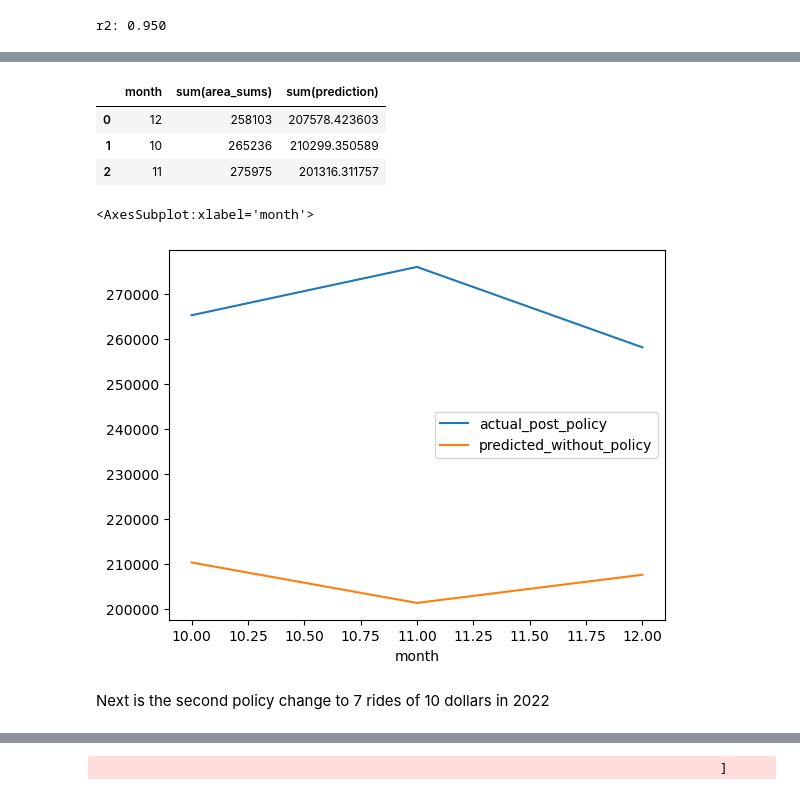
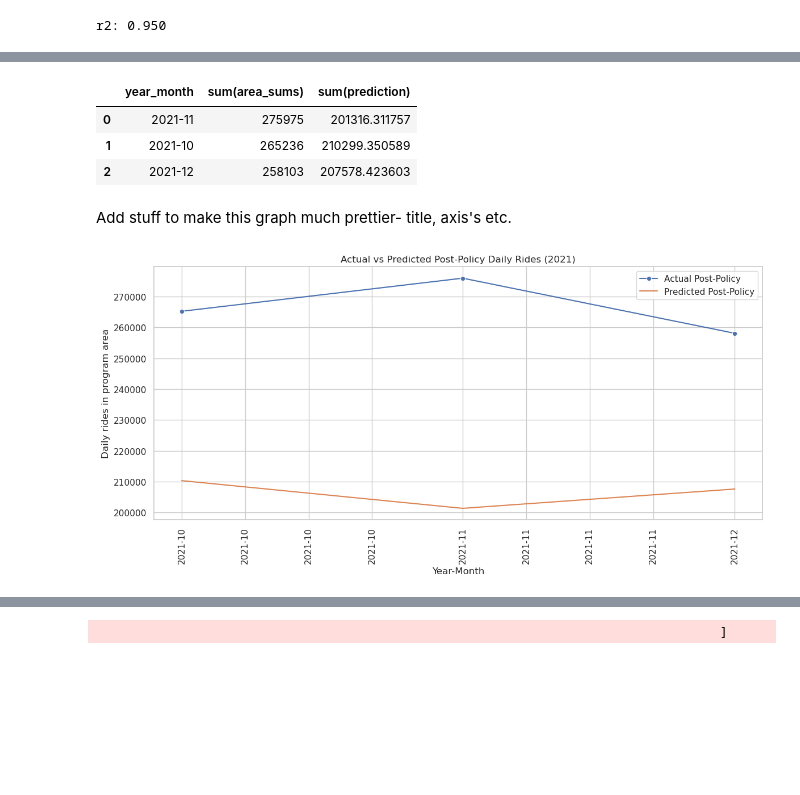
Before and after one commit to hvpachisia/uchicago-lyft-rideshare, a Jupyter notebook: supervised_ml.ipynb, the cells around one changed output, grey strips where cells are left out. Saved outputs shown, nothing was run; the diff lists cells and outputs as text; code cells hidden in the pictures; blank space fills up the shorter version.

```diff
--- a/supervised_ml.ipynb
+++ b/supervised_ml.ipynb
@@ -477,23 +604,36 @@ only showing top 2 rows
 # %%
-# now group by month and sum counts and plot
-monthly_real = df_real.groupBy('month').sum('area_sums')
-monthly_first_preds = df_first_predictions.groupby('month').sum('prediction')
+monthly_real = df_real.withColumn("year_month", F.concat_ws("-", df_real.year, df_real.month))
+df_first_predictions = df_first_predictions.withColumn("year_month", F.concat_ws("-", df_first_predictions.year, df_first_predictions.month))
+
+#monthly_real.select('year_month').distinct().show(30)
+monthly_real = monthly_real.groupBy('year_month').sum('area_sums')
+monthly_first_preds = df_first_predictions.groupby('year_month').sum('prediction')
 # %%
 monthly_real_pd = monthly_real.toPandas()
 monthly_first_preds_pd = monthly_first_preds.toPandas()
-combined_df = monthly_real_pd.merge(monthly_first_preds_pd, left_on='month', right_on='month', how='inner')
+combined_df = monthly_real_pd.merge(monthly_first_preds_pd, left_on='year_month', right_on='year_month', how='inner')
 combined_df
 # %% [output]
-|  | month | sum(area_sums) | sum(prediction) |
-| 0 | 12 | 258103 | 207578.423603 |
-| 1 | 10 | 265236 | 210299.350589 |
-| 2 | 11 | 275975 | 201316.311757 |
+|  | year_month | sum(area_sums) | sum(prediction) |
+| 0 | 2021-11 | 275975 | 201316.311757 |
+| 1 | 2021-10 | 265236 | 210299.350589 |
+| 2 | 2021-12 | 258103 | 207578.423603 |
+# %% [markdown]
+Add stuff to make this graph much prettier- title, axis's etc.
 # %%
-combined_df.columns = ['month','actual_post_policy','predicted_without_policy']
-combined_df = combined_df.sort_values(by=['month']).set_index('month')
-combined_df.plot(kind='line')
+combined_df['year_month'] = pd.to_datetime(combined_df['year_month'], format='%Y-%m')
+
+# Plot for 2021
+plt.figure(figsize=(12, 6))
+sns.lineplot(x='year_month', y='sum(area_sums)', data=combined_df, marker='o', label='Actual Post-Policy')
+sns.lineplot(x='year_month', y='sum(prediction)', data=combined_df, dashes=True, label='Predicted Post-Policy')
+plt.title('Actual vs Predicted Post-Policy Daily Rides (2021)')
+plt.xlabel('Year-Month')
+plt.ylabel('Daily rides in program area')
+plt.gca().xaxis.set_major_formatter(mdates.DateFormatter('%Y-%m'))
+plt.xticks(rotation=90)
+plt.legend()
+plt.tight_layout()
+plt.show()
 # %% [output]
-<AxesSubplot:xlabel='month'>
-[figure, old version]
+[figure, new version]
-# %% [markdown]
-Next is the second policy change to 7 rides of 10 dollars in 2022
```
Also changed, not shown: parts of 29 cells of this notebook.
